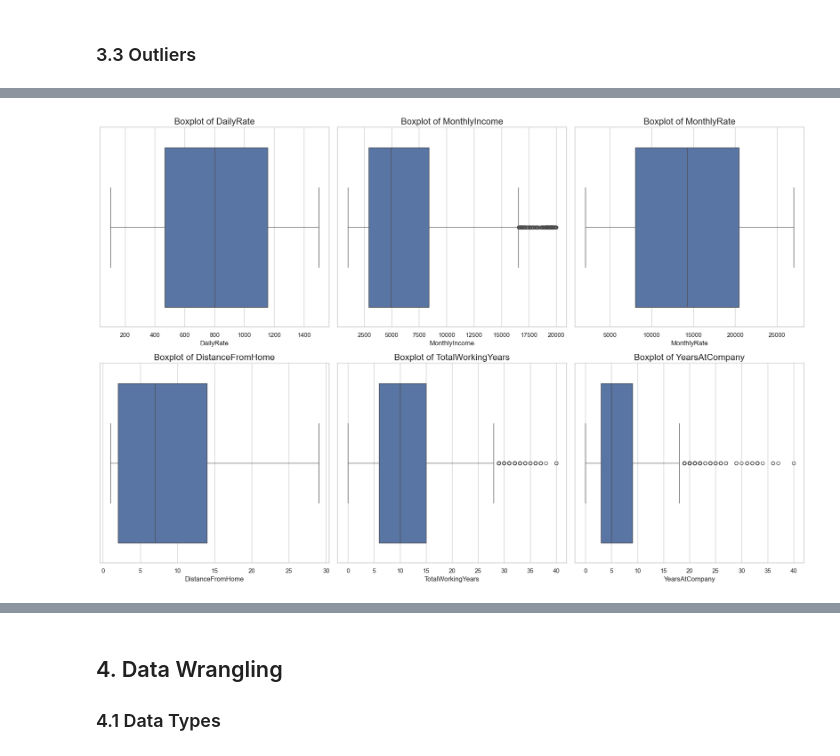
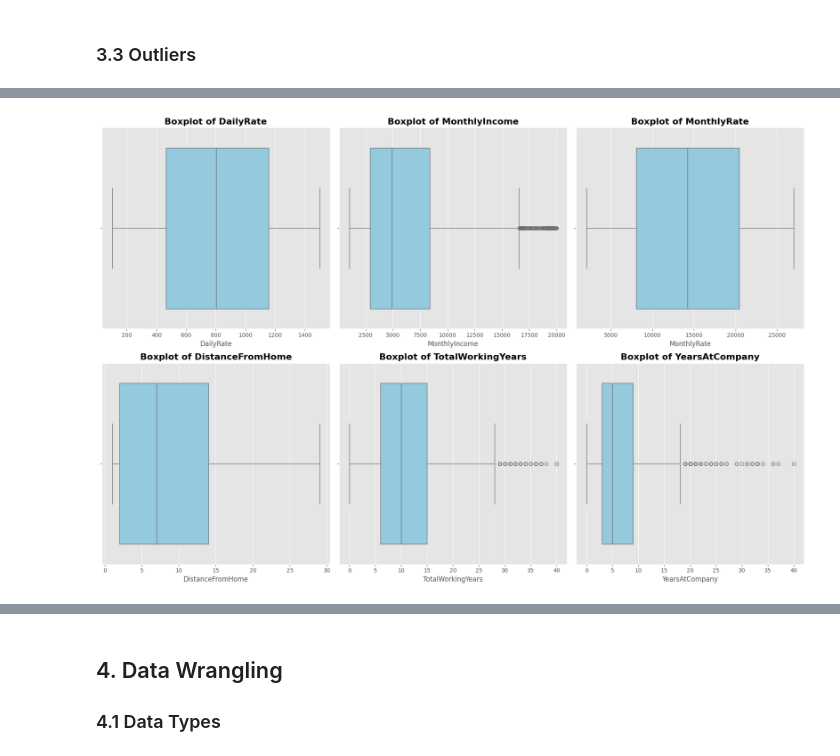
Before and after one commit to 0xArnaudR/IBM-HR-Analytics-Employee-Attrition, a Jupyter notebook: IBM_HR_Analytics_Employee_Attrition.ipynb, the cells around one changed output, grey strips where cells are left out. Cells and saved outputs as stored; diff of their text form; code cells hidden in the pictures.

```diff
--- a/IBM_HR_Analytics_Employee_Attrition.ipynb
+++ b/IBM_HR_Analytics_Employee_Attrition.ipynb
@@ -68,6 +65,13 @@ Requirement already satisfied: six>=1.5 in /Library/Frameworks/Python.framework/
 # %%
 # Load the dataset
-df = pd.read_csv('IBM HR Analytics Employee Attrition.csv')
+try:
+    df = pd.read_csv('IBM_HR_Analytics_Employee_Attrition.csv')
+    print("Dataset successfully loaded!")
+except FileNotFoundError:
+    print("Error: The file 'IBM_HR_Analytics_Employee_Attrition.csv' was not found.")
+    exit()
+
+# Overview
 print("Here are the first 5 rows of the dataframe:")
 df.head()
 # %% [output]
@@ -142,19 +149,18 @@ To further investigate potential outliers, it would be helpful to focus on the c
 # %%
 # List of continuous numerical variables to focus on for potential outliers
 potential_outliers = ['DailyRate', 'MonthlyIncome', 'MonthlyRate', 'DistanceFromHome', 'TotalWorkingYears', 'YearsAtCompany']
 
-# Set style and figure size
-sns.set(style="whitegrid")
 plt.figure(figsize=(18, 12))
 
-# Create boxplots for each variable in a 2x3 grid
+# Create boxplots for each variable
 for i, var in enumerate(potential_outliers):
     plt.subplot(2, 3, i+1)
-    sns.boxplot(data=df, x=var)
-    plt.title(f'Boxplot of {var}', fontsize=16)
+    sns.boxplot(data=df, x=var, color='skyblue')
+    plt.title(f'Boxplot of {var}', fontsize=16, weight ='bold')
     plt.xlabel(var, fontsize=12)
 
+# Show the plot
 plt.tight_layout()
 plt.show()
 # %% [output]
-[figure, old version]
+[figure, new version]
```
Also changed, not shown: parts of 44 cells of this notebook.
